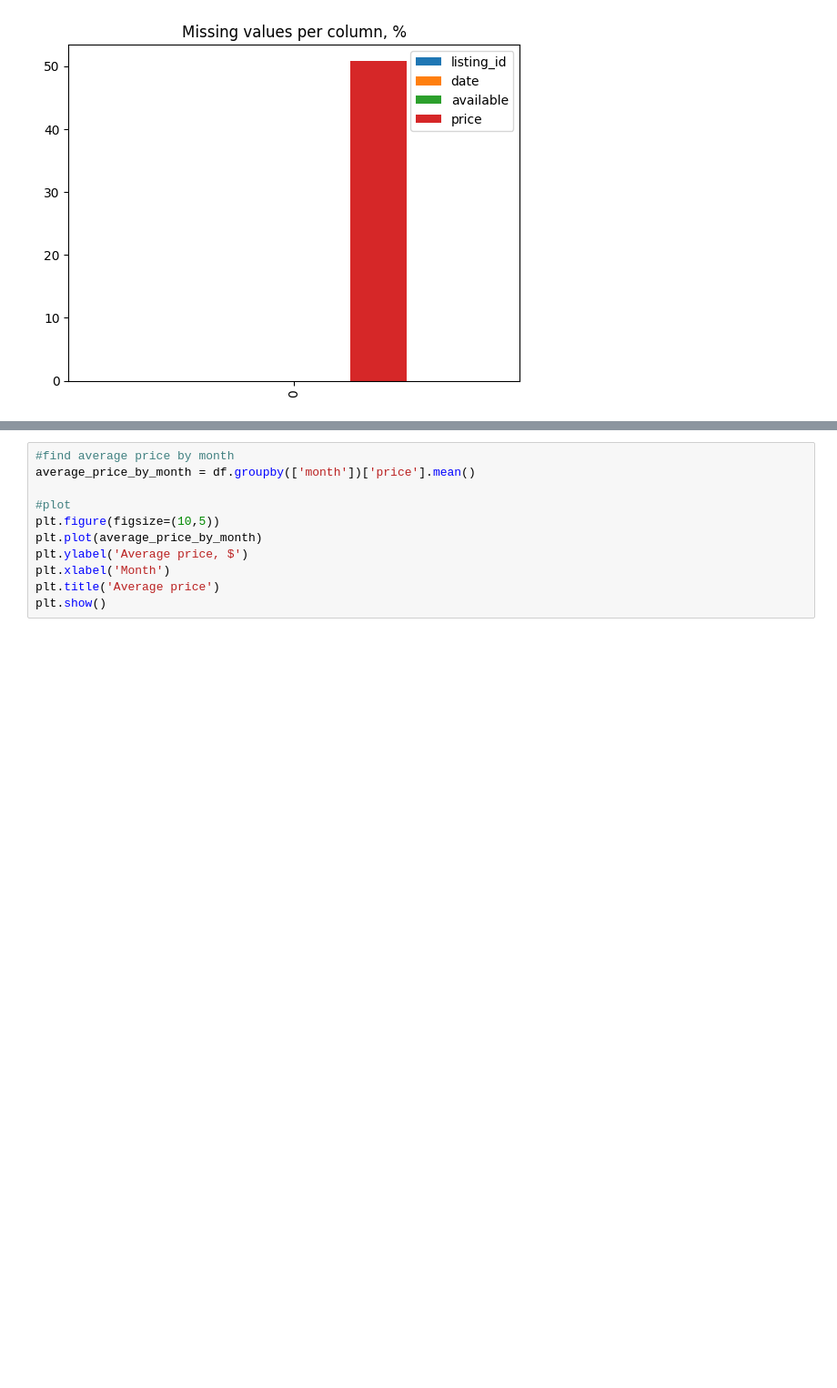
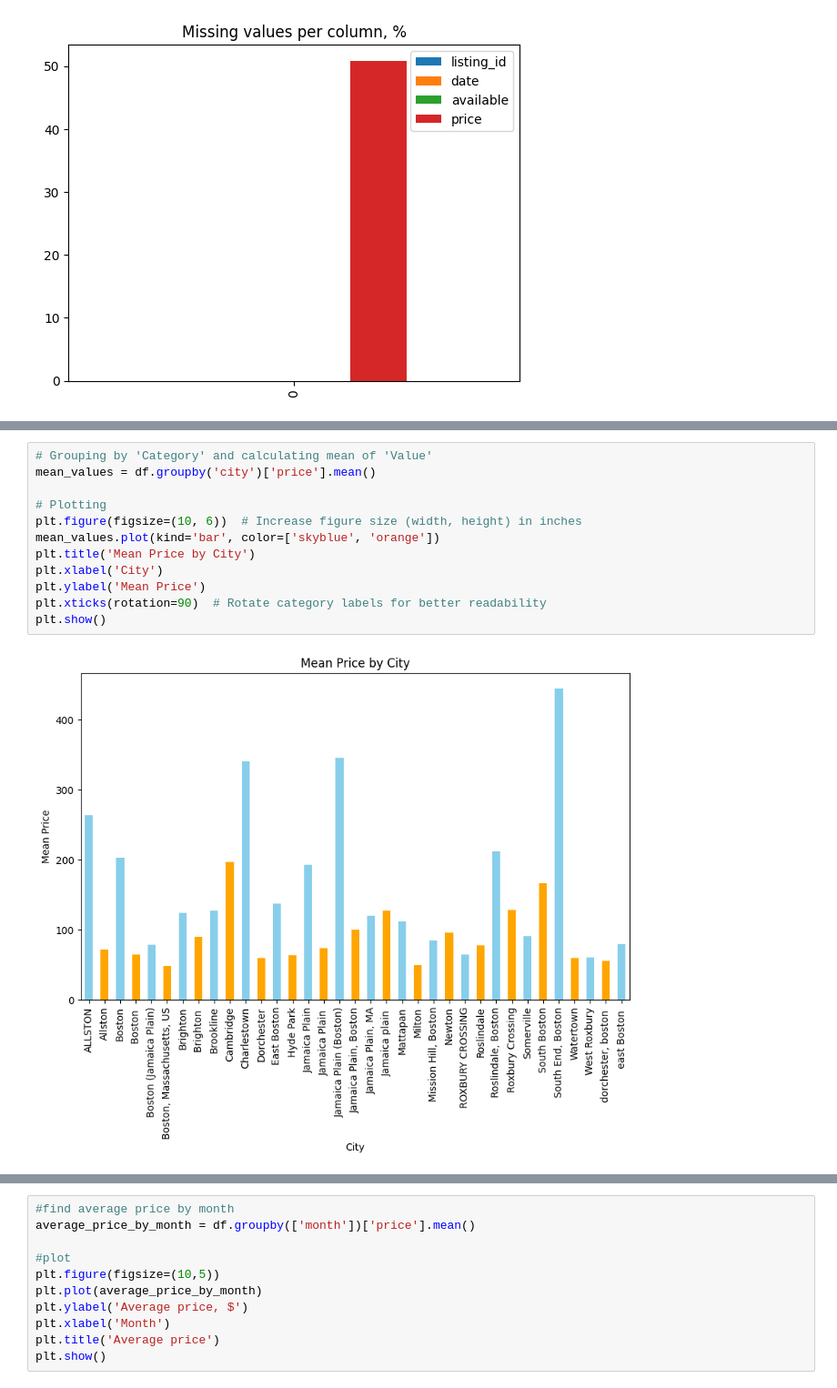
Before and after one commit to thien8226/Udacity-Project-I, a Jupyter notebook: Price Analysis.ipynb, the cells around one changed output, grey strips where cells are left out. Shown at 91% size. Saved outputs shown, nothing was run; the diff lists cells and outputs as text; blank space fills up the shorter version.

```diff
--- a/Price Analysis.ipynb
+++ b/Price Analysis.ipynb
@@ -363 +213,15 @@ Now we see the distribution of average listing prices. The majority of listings
+# %%
+# Grouping by 'Category' and calculating mean of 'Value'
+mean_values = df.groupby('city')['price'].mean()
+
+# Plotting
+plt.figure(figsize=(10, 6))  # Increase figure size (width, height) in inches
+mean_values.plot(kind='bar', color=['skyblue', 'orange'])
+plt.title('Mean Price by City')
+plt.xlabel('City')
+plt.ylabel('Mean Price')
+plt.xticks(rotation=90)  # Rotate category labels for better readability
+plt.show()
+# %% [output]
+[figure, added]
 # %% [markdown]
```
Also changed, not shown: parts of 58 cells of this notebook, 2 other files.
